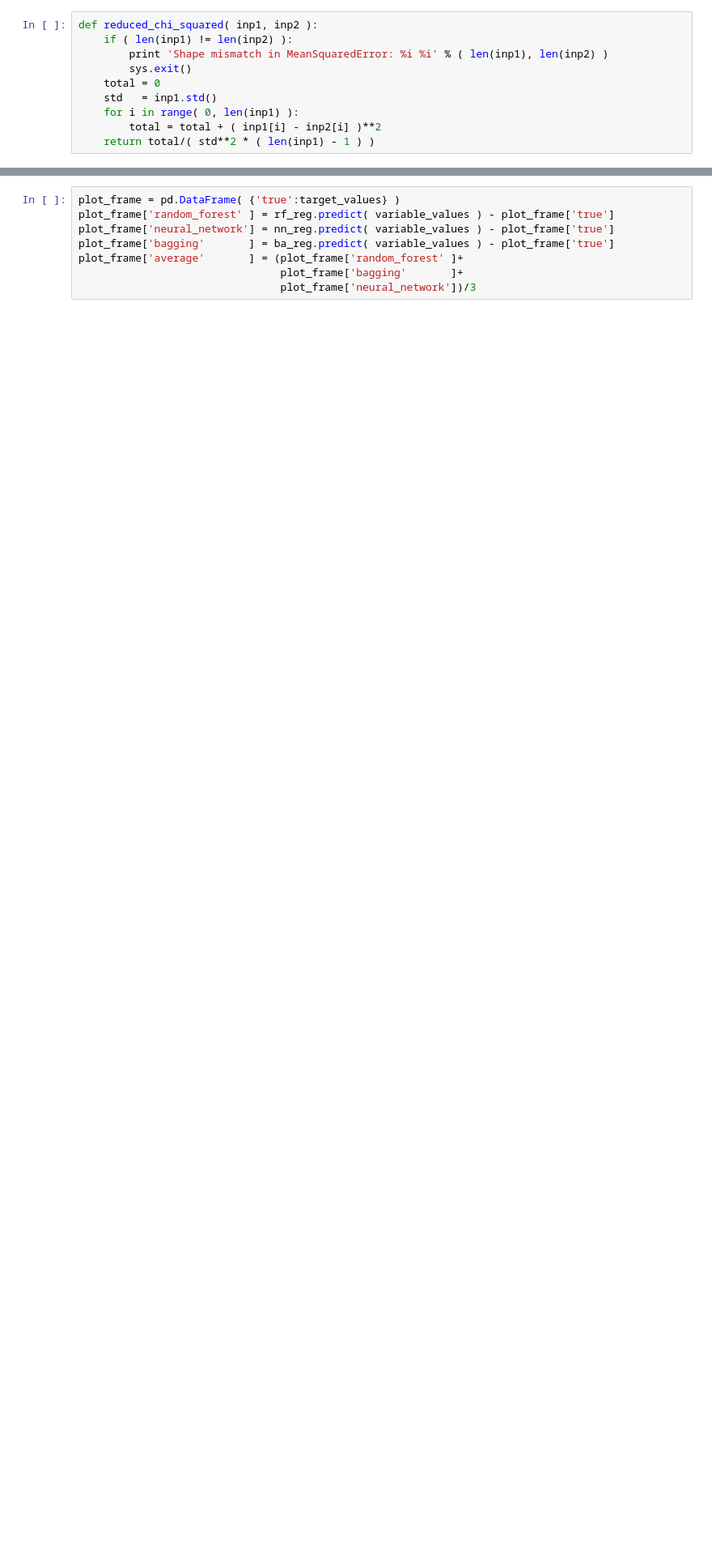
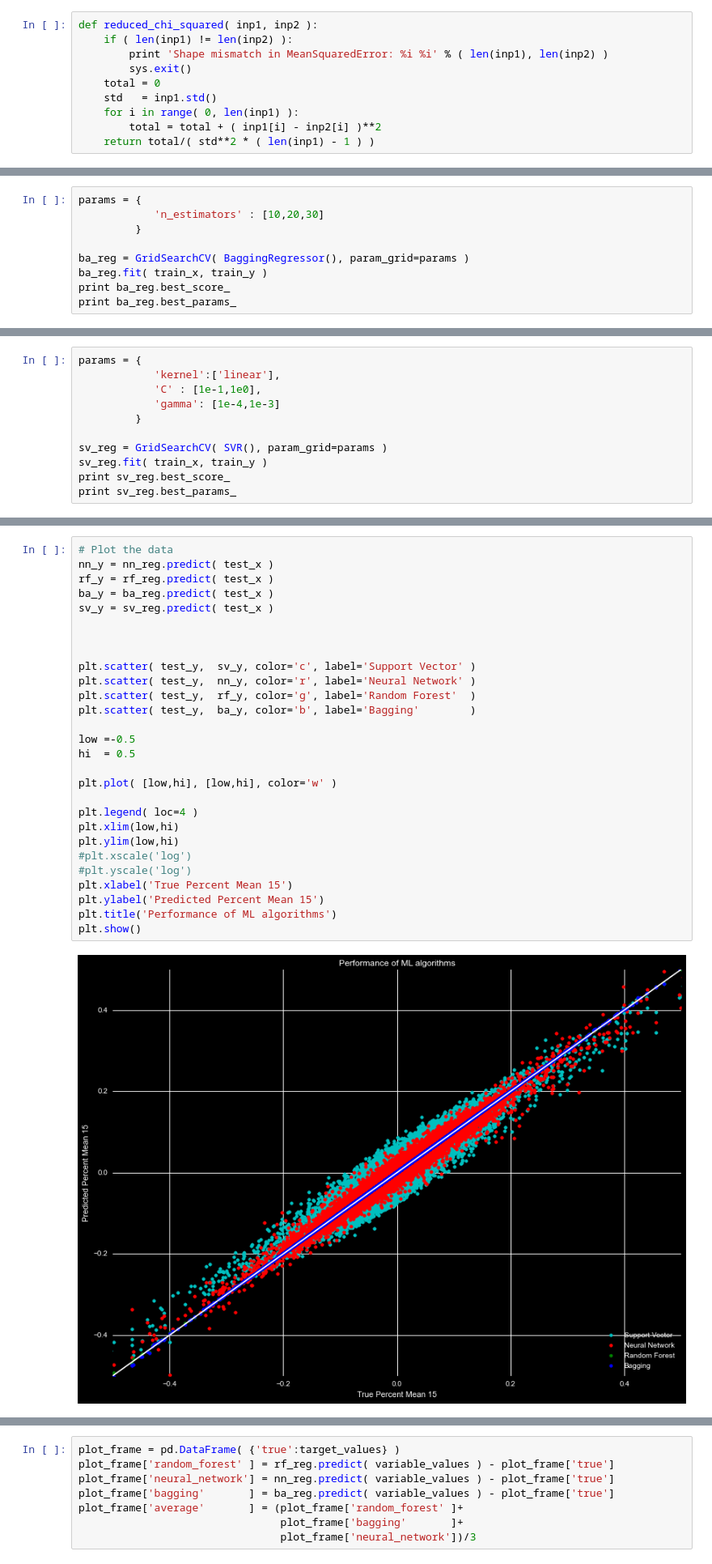
Before and after one commit to markertsean/python_trader, a Jupyter notebook: train.ipynb, the cells around one changed output, grey strips where cells are left out. Shown at 81% size. Cells and saved outputs as stored; diff of their text form; blank space fills up the shorter version.

Commit message:
Initial ML fitting suggests bagging and random forest are insanely accurate

```diff
--- a/train.ipynb
+++ b/train.ipynb
@@ -211,0 +111,9 @@ tgt
+# %%
+params = {
+            'n_estimators' : [10,20,30]
+         }
+
+ba_reg = GridSearchCV( BaggingRegressor(), param_grid=params )
+ba_reg.fit( train_x, train_y )
+print ba_reg.best_score_
+print ba_reg.best_params_
@@ -211,0 +136,11 @@ tgt
+# %%
+params = {
+            'kernel':['linear'],
+            'C' : [1e-1,1e0],
+            'gamma': [1e-4,1e-3]
+         }
+
+sv_reg = GridSearchCV( SVR(), param_grid=params )
+sv_reg.fit( train_x, train_y )
+print sv_reg.best_score_
+print sv_reg.best_params_
@@ -211,0 +150,30 @@ tgt
+# %%
+# Plot the data
+nn_y = nn_reg.predict( test_x )
+rf_y = rf_reg.predict( test_x )
+ba_y = ba_reg.predict( test_x )
+sv_y = sv_reg.predict( test_x )
+
+
+
+plt.scatter( test_y,  sv_y, color='c', label='Support Vector' )
+plt.scatter( test_y,  nn_y, color='r', label='Neural Network' )
+plt.scatter( test_y,  rf_y, color='g', label='Random Forest'  )
+plt.scatter( test_y,  ba_y, color='b', label='Bagging'        )
+
+low =-0.5
+hi  = 0.5
+
+plt.plot( [low,hi], [low,hi], color='w' )
+
+plt.legend( loc=4 )
+plt.xlim(low,hi)
+plt.ylim(low,hi)
+#plt.xscale('log')
+#plt.yscale('log')
+plt.xlabel('True Percent Mean 15')
+plt.ylabel('Predicted Percent Mean 15')
+plt.title('Performance of ML algorithms')
+plt.show()
+# %% [output]
+[figure, added]
```
Also changed, not shown: parts of 13 cells of this notebook.
